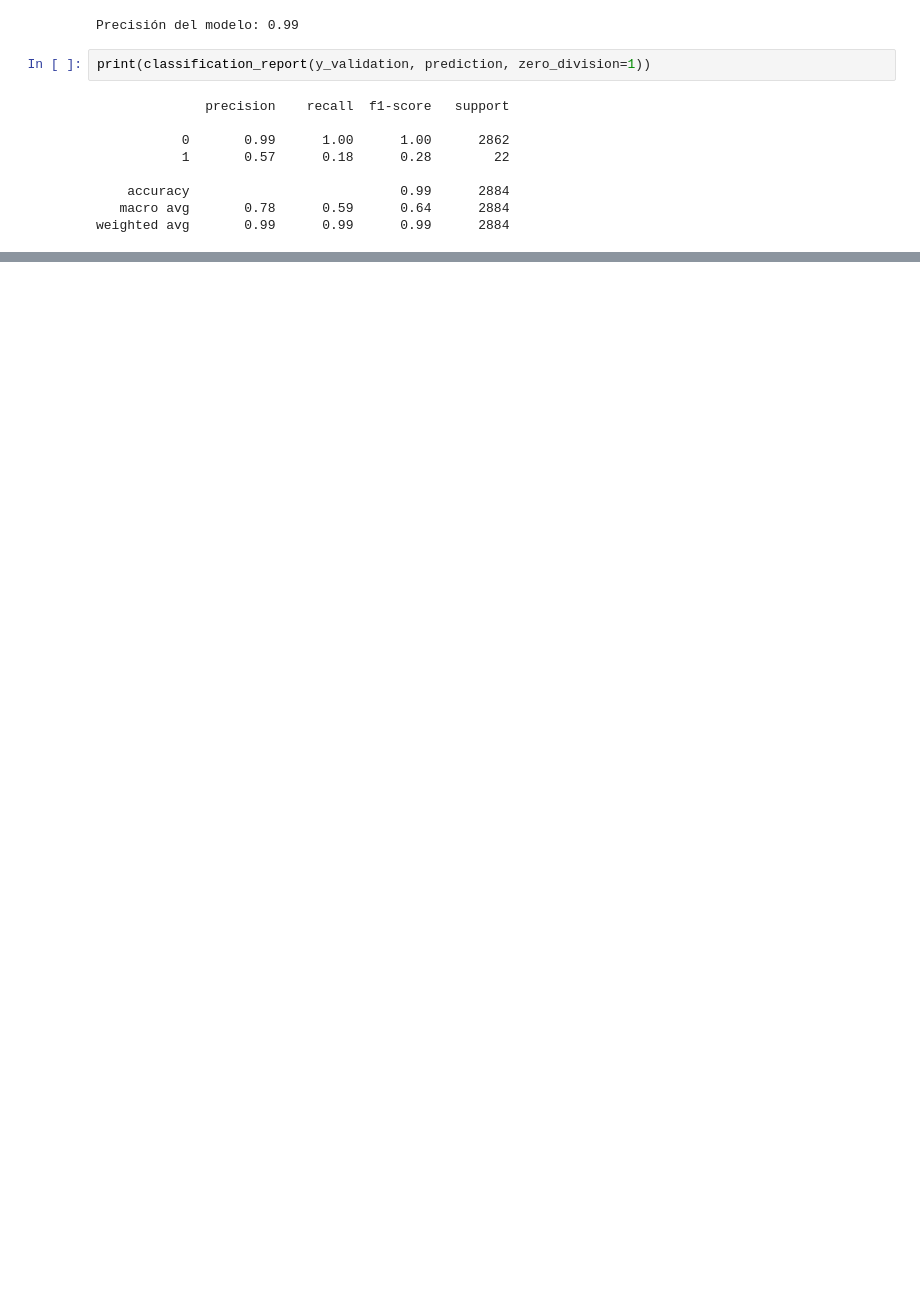
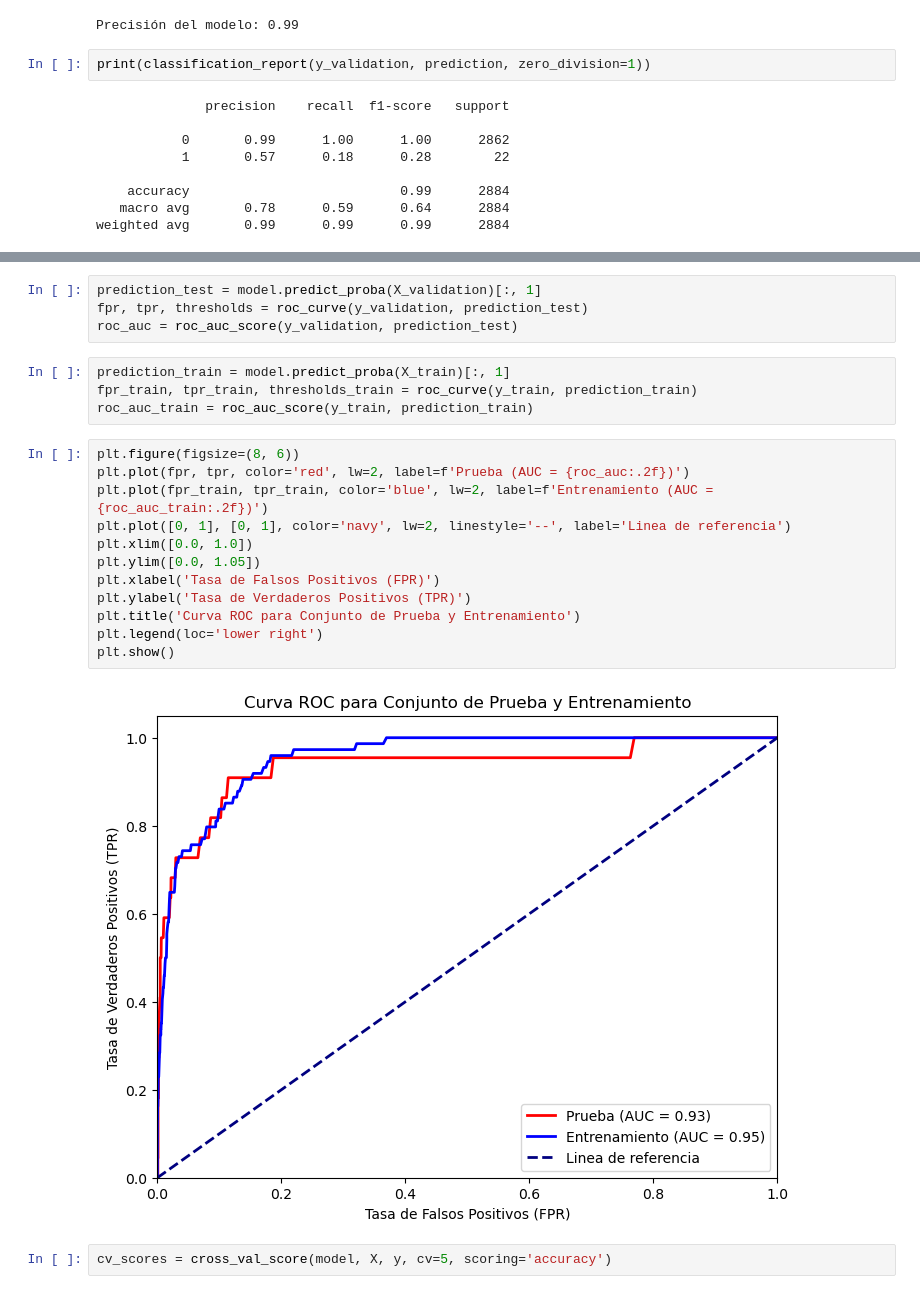
Before and after one commit to LucreciaVeron/tp-inicial-ia, a Jupyter notebook: Covid19-Falledos_.ipynb, the cells around one changed output, grey strips where cells are left out. Cells and saved outputs as stored; diff of their text form; blank space fills up the shorter version.

```diff
--- a/Covid19-Falledos_.ipynb
+++ b/Covid19-Falledos_.ipynb
@@ -120,3 +125,27 @@ weighted avg       0.99      0.99      0.99      2884
 
 
 Precisión del Modelo: 0.9927184466019418
+# %%
+prediction_test = model.predict_proba(X_validation)[:, 1]
+fpr, tpr, thresholds = roc_curve(y_validation, prediction_test)
+roc_auc = roc_auc_score(y_validation, prediction_test)
+# %%
+prediction_train = model.predict_proba(X_train)[:, 1]
+fpr_train, tpr_train, thresholds_train = roc_curve(y_train, prediction_train)
+roc_auc_train = roc_auc_score(y_train, prediction_train)
+# %%
+plt.figure(figsize=(8, 6))
+plt.plot(fpr, tpr, color='red', lw=2, label=f'Prueba (AUC = {roc_auc:.2f})')
+plt.plot(fpr_train, tpr_train, color='blue', lw=2, label=f'Entrenamiento (AUC = {roc_auc_train:.2f})')
+plt.plot([0, 1], [0, 1], color='navy', lw=2, linestyle='--', label='Linea de referencia')
+plt.xlim([0.0, 1.0])
+plt.ylim([0.0, 1.05])
+plt.xlabel('Tasa de Falsos Positivos (FPR)')
+plt.ylabel('Tasa de Verdaderos Positivos (TPR)')
+plt.title('Curva ROC para Conjunto de Prueba y Entrenamiento')
+plt.legend(loc='lower right')
+plt.show()
+# %% [output]
+[figure, added]
+# %%
+cv_scores = cross_val_score(model, X, y, cv=5, scoring='accuracy')
```
Also changed, not shown: parts of 8 cells of this notebook.
